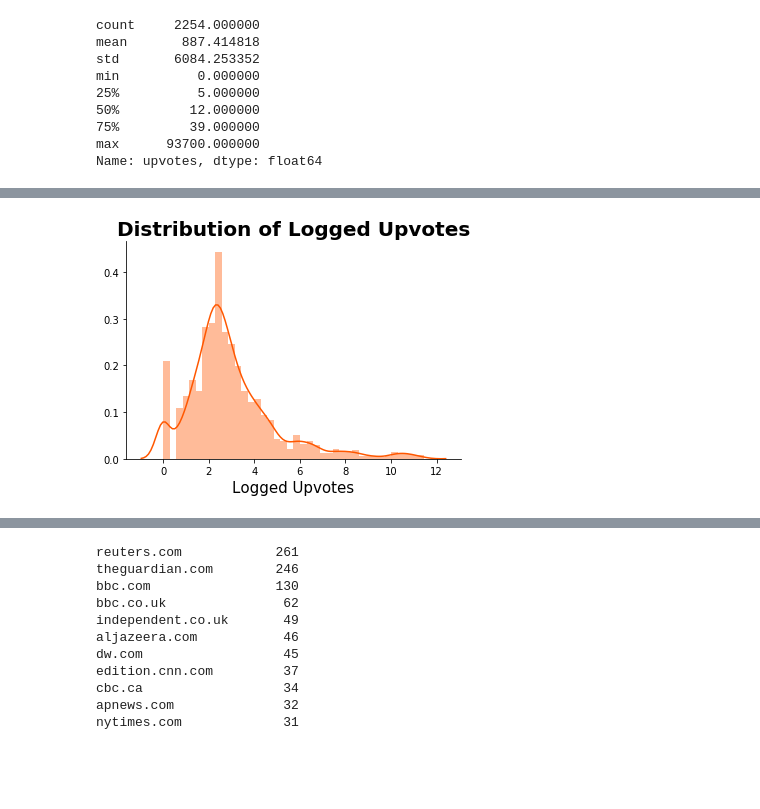
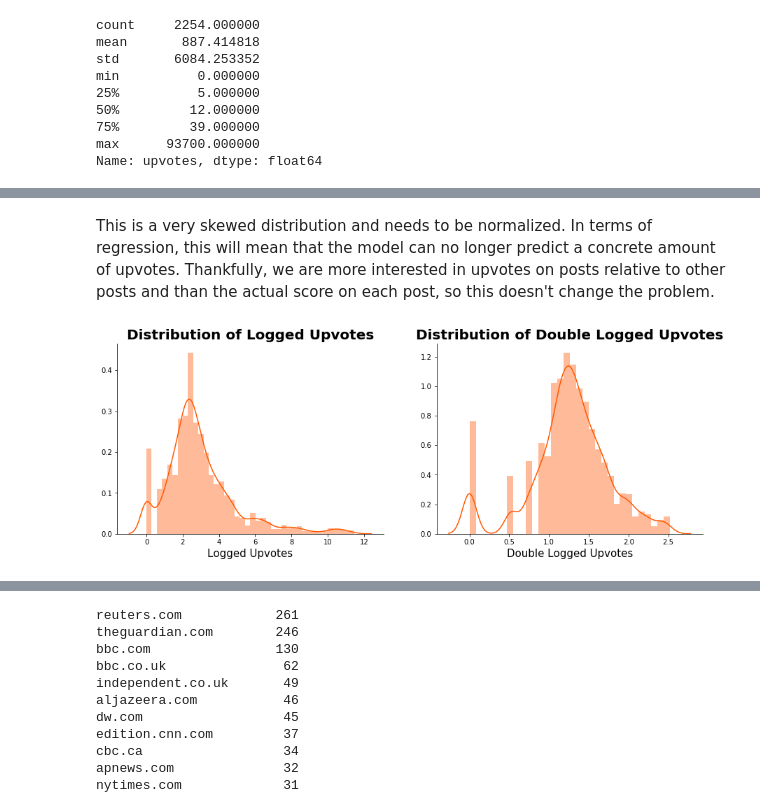
Before and after one commit to huangemma26/Bias_In_Reddit_News, a Jupyter notebook: Clean_and_Regress.ipynb, the cells around one changed output, grey strips where cells are left out. Cells and saved outputs as stored; diff of their text form; code cells hidden in the pictures; blank space fills up the shorter version.

```diff
--- a/Clean_and_Regress.ipynb
+++ b/Clean_and_Regress.ipynb
@@ -133,8 +149,3 @@ min          0.000000
 75%         39.000000
 max      93700.000000
 Name: upvotes, dtype: float64
-# %%
-def to_log(item):
-    return np.log1p(item)
-
-df["upvotes_logged"] = df["upvotes"].apply(to_log)
@@ -143,2 +151,0 @@ double_log = df["upvotes_logged"].apply(to_log)
-# %%
-df = df[["upvotes","upvotes_logged", "title",'title_length', "site", "time_posted",'hour_posted', "post_age", "comment_no"]]
@@ -154,12 +152,30 @@ df.head()
+# %% [markdown]
+This is a very skewed distribution and needs to be normalized. In terms of regression, this will mean that the model can no longer predict a concrete amount of upvotes. Thankfully, we are more interested in upvotes on posts relative to other posts and than the actual score on each post, so this doesn't change the problem.
+# %%
+# Create a logged upvotes variable
+df["upvotes_logged"] = np.log1p(df.upvotes)
+# %%
+# Create a double logged upvotes variable
+df['double_log'] = np.log1p(df.upvotes_logged)
 # %%
-# Plot the distribution of Logged Upvotes
-upvotes1 = df['upvotes_logged'].values
-sns.distplot(upvotes1, color= '#FF5700');
+# Plot the distribution of logged upvotes
+
+plt.figure(figsize=[15,5])
+
+plt.subplot(1,2,1)
+sns.distplot(df['upvotes_logged'], color= '#FF5700')
 plt.title('Distribution of Logged Upvotes', fontsize = 20, weight = 'bold')
 plt.xlabel('Logged Upvotes', fontsize = 15)
 sns.despine();
+
+
+plt.subplot(1,2,2)
+sns.distplot(df['double_log'], color= '#FF5700')
+plt.title('Distribution of Double Logged Upvotes', fontsize = 20, weight = 'bold')
+plt.xlabel('Double Logged Upvotes', fontsize = 15)
+sns.despine();
 # %% [output]
-[figure, old version]
+[figure, new version]
 # %%
 df.describe()
 # %% [output]
```
Also changed, not shown: parts of 49 cells of this notebook, 7 other files.
